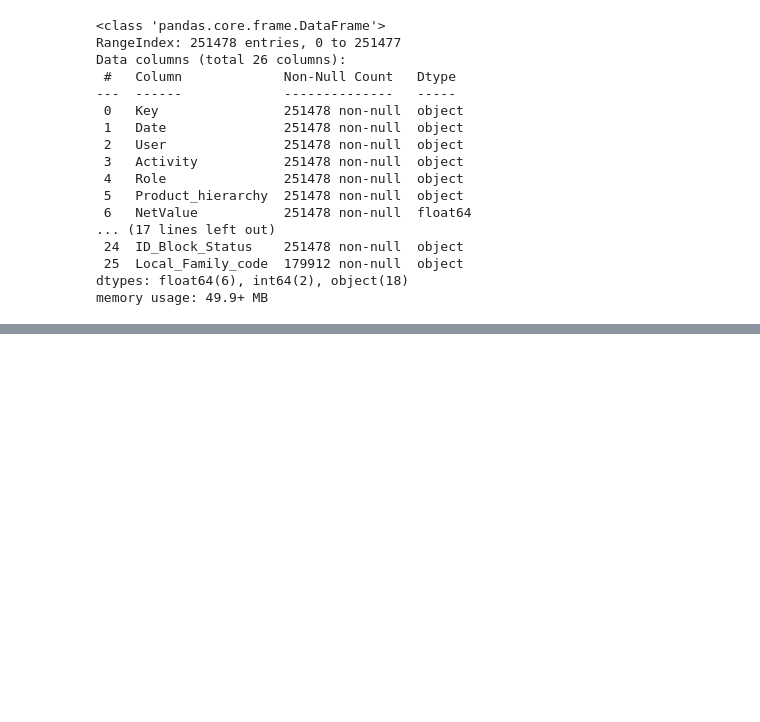
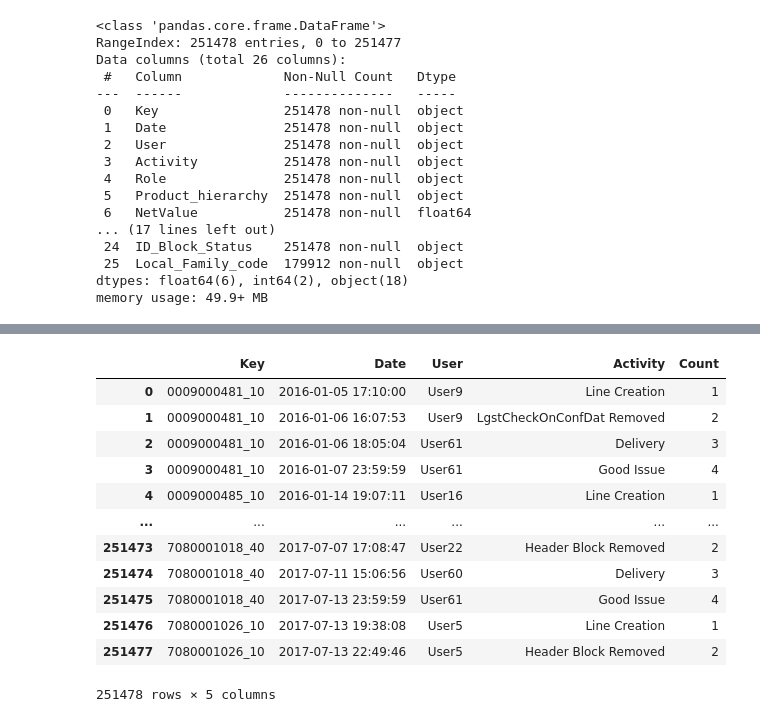
Before and after one commit to nkwachiabel/Process-Mining-Order-to-cash-IBM, a Jupyter notebook: Order to cash IBM.ipynb, the cells around one changed output, grey strips where cells are left out. Saved outputs shown, nothing was run; the diff lists cells and outputs as text; code cells hidden in the pictures; blank space fills up the shorter version.

```diff
--- a/Order to cash IBM.ipynb
+++ b/Order to cash IBM.ipynb
@@ -89,0 +196,17 @@ df['Key'].nunique()
+# %%
+process_flow['Count'] = process_flow.groupby('Key').cumcount()+1
+process_flow
+# %% [output]
+|  | Key | Date | User | Activity | Count |
+| 0 | 0009000481_10 | 2016-01-05 17:10:00 | User9 | Line Creation | 1 |
+| 1 | 0009000481_10 | 2016-01-06 16:07:53 | User9 | LgstCheckOnConfDat Removed | 2 |
+| 2 | 0009000481_10 | 2016-01-06 18:05:04 | User61 | Delivery | 3 |
+| 3 | 0009000481_10 | 2016-01-07 23:59:59 | User61 | Good Issue | 4 |
+| 4 | 0009000485_10 | 2016-01-14 19:07:11 | User16 | Line Creation | 1 |
+| ... | ... | ... | ... | ... | ... |
+| 251473 | 7080001018_40 | 2017-07-07 17:08:47 | User22 | Header Block Removed | 2 |
+| 251474 | 7080001018_40 | 2017-07-11 15:06:56 | User60 | Delivery | 3 |
+| 251475 | 7080001018_40 | 2017-07-13 23:59:59 | User61 | Good Issue | 4 |
+| 251476 | 7080001026_10 | 2017-07-13 19:38:08 | User5 | Line Creation | 1 |
+| 251477 | 7080001026_10 | 2017-07-13 22:49:46 | User5 | Header Block Removed | 2 |
+251478 rows × 5 columns
```
Also changed, not shown: parts of 18 cells of this notebook.
